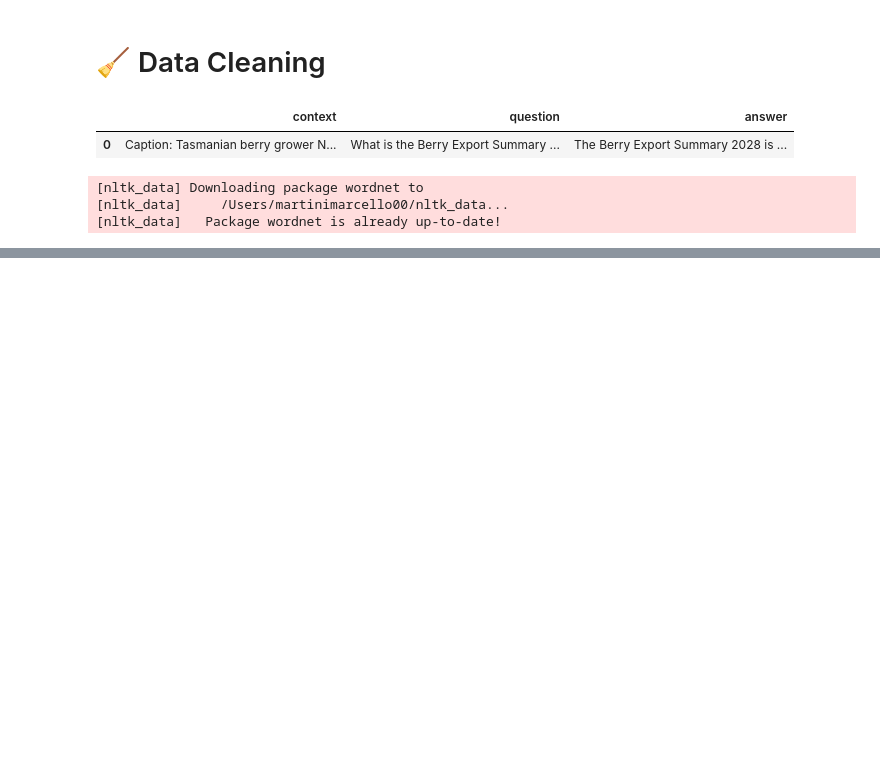
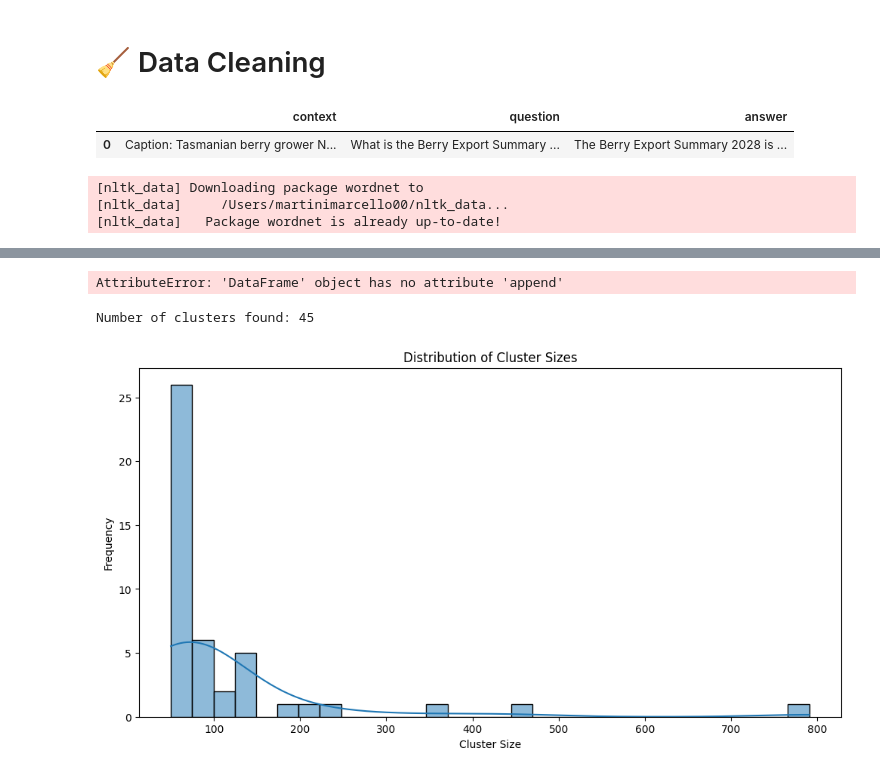
Before and after one commit to martinimarcello00/NLP-project, a Jupyter notebook: NLP-project.ipynb, the cells around one changed output, grey strips where cells are left out. Cells and saved outputs as stored; diff of their text form; code cells hidden in the pictures; blank space fills up the shorter version.

```diff
--- a/NLP-project.ipynb
+++ b/NLP-project.ipynb
@@ -439,0 +458,26 @@ fig.show()
+# %%
+from sentence_transformers import SentenceTransformer, util
+
+# Model for computing sentence embeddings.
+model = SentenceTransformer('all-MiniLM-L6-v2')
+
+sentence_embeddings = model.encode(train_df['context'].tolist(), convert_to_tensor=True, show_progress_bar=True)
+# %% [output]
+AttributeError: 'DataFrame' object has no attribute 'append'
+# %%
+# Perform community detection on the sentence embeddings
+clusters = util.community_detection(sentence_embeddings, min_community_size=30, threshold=0.6, show_progress_bar=True)
+
+print("Number of clusters found:", len(clusters))
+
+# plot the distribution of cluster sizes
+cluster_sizes = [len(cluster) for cluster in clusters]
+plt.figure(figsize=(12, 6))
+sns.histplot(cluster_sizes, kde=True)
+plt.title('Distribution of Cluster Sizes')
+plt.xlabel('Cluster Size')
+plt.ylabel('Frequency')
+plt.show()
+# %% [output]
+Number of clusters found: 45
+[figure, added]
```
Also changed, not shown: parts of 11 cells of this notebook.
